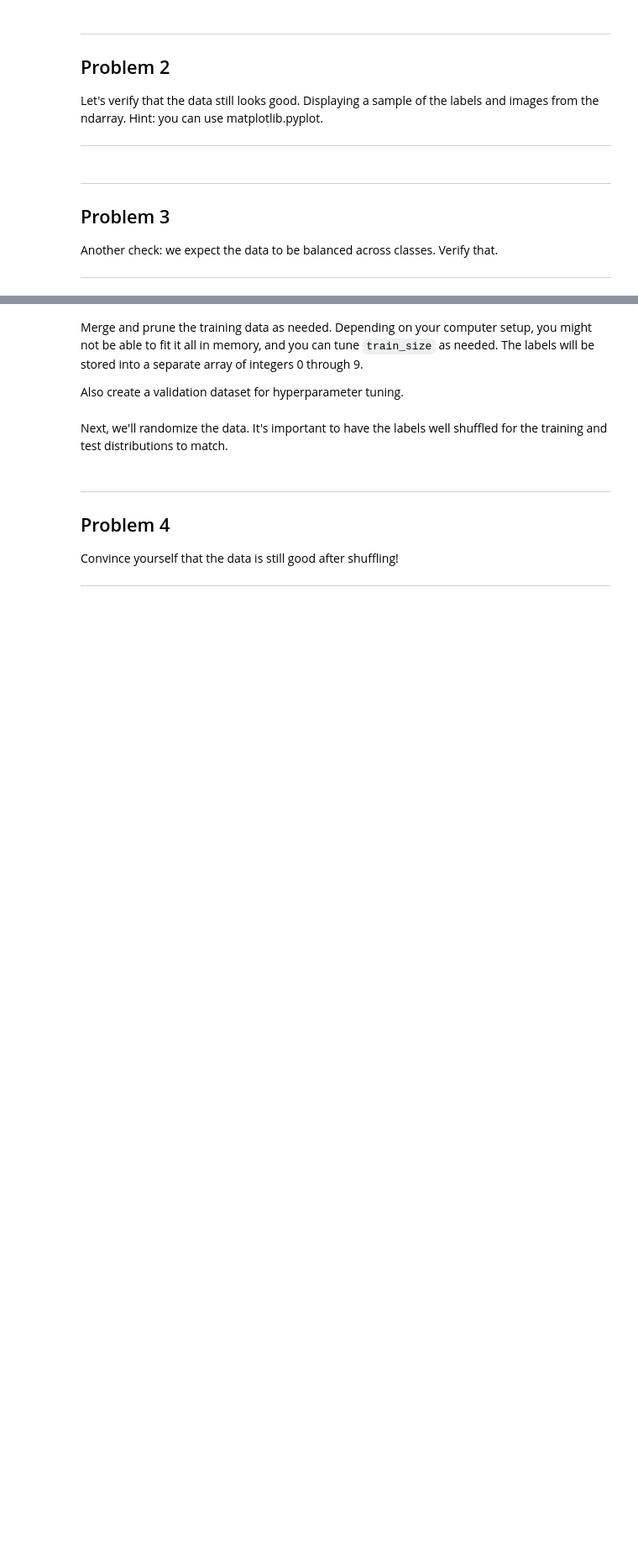
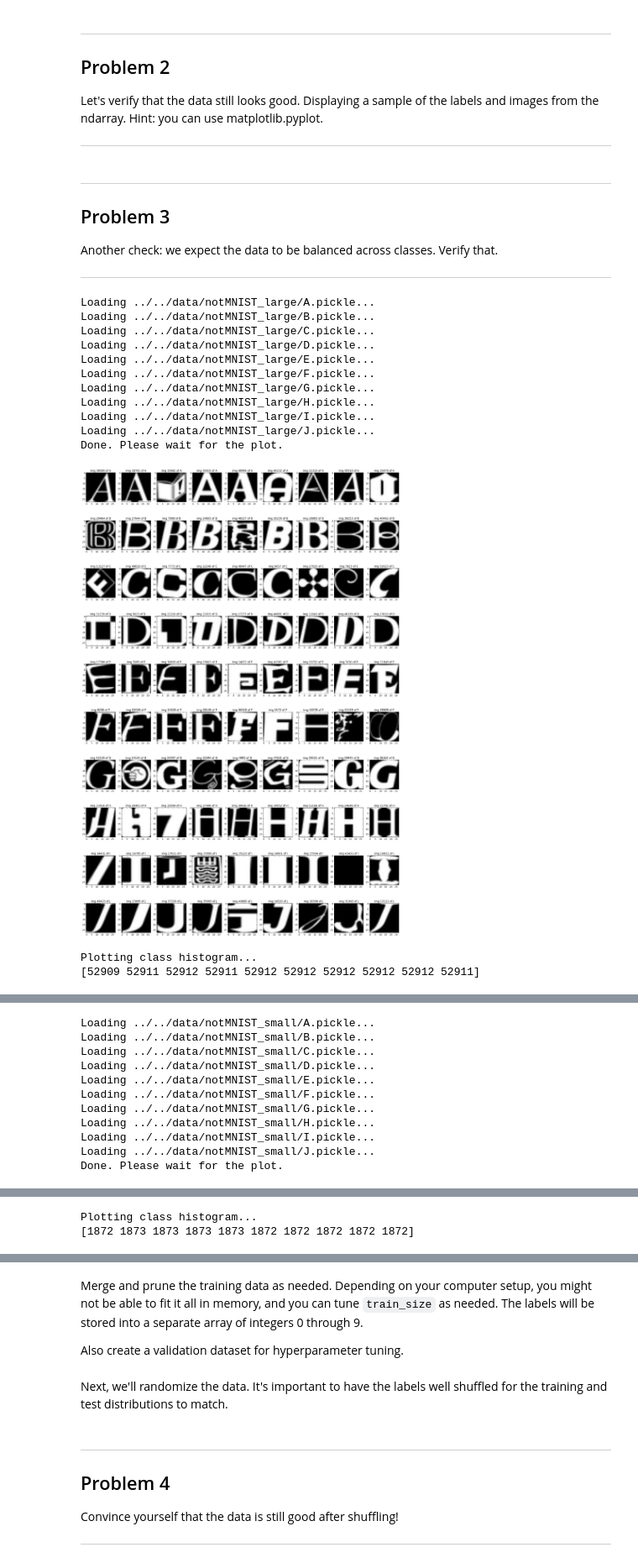
Before and after one commit to svdHero/udacity_deep_learning, a Jupyter notebook: src/jupyter_notebooks/1_notmnist.ipynb, the cells around one changed output, grey strips where cells are left out. Shown at 84% size. Drawn from its saved outputs; the diff is of its cells as text; code cells hidden in the pictures; blank space fills up the shorter version.

```diff
--- a/src/jupyter_notebooks/1_notmnist.ipynb
+++ b/src/jupyter_notebooks/1_notmnist.ipynb
@@ -224,3 +249,66 @@ Problem 3
 Another check: we expect the data to be balanced across classes. Verify that.
 
 ---
+# %%
+def verify_dataset(datasets, num_plots_per_letter=9):
+  fig = plt.figure(figsize=(20, 30))
+  num_datasets = len(datasets)
+  num_rows = num_datasets
+  num_cols = num_plots_per_letter
+  dataset_index = 0
+  subplot_index = 1
+  class_names = [os.path.basename(f).split(".")[0] for f in datasets]
+  class_sizes = np.zeros_like(datasets, dtype=np.int)
+  for pickle_file in datasets:
+    try:
+      letter_set = None
+      print("Loading {}...".format(pickle_file))
+      with open(pickle_file, 'rb') as f:
+        letter_set = pickle.load(f)
+      num_letters = letter_set.shape[0]
+      class_sizes[dataset_index] = num_letters
+      dataset_index += 1
+      for i in range(num_plots_per_letter):
+        img_index = np.random.randint(letter_set.shape[0])
+        img = letter_set[img_index,:,:]
+        ax=fig.add_subplot(num_rows,num_cols,subplot_index)
+        ax.set_title("img {} of {}".format(img_index, os.path.basename(pickle_file).split(".")[0]))
+        imgplot = plt.imshow(img, cmap="gray")
+        subplot_index += 1
+    except Exception as e:
+      print('Unable to process data from', pickle_file, ':', e)
+  print("Done. Please wait for the plot.")
+  fig.tight_layout()
+  plt.show()
+  print("Plotting class histogram...")
+  fig = plt.figure()
+  class_indices = np.arange(num_datasets)
+  print(class_sizes)
+  plt.bar(class_indices, class_sizes, align='center')
+  plt.xlabel("Letter")
+  plt.xticks(class_indices, class_names)
+  plt.ylabel("Number of data samples")
+  plt.minorticks_on()
+  plt.grid(which='major')
+  plt.grid(which='minor')
+  fig.tight_layout()
+  plt.show()
+
+
+verify_dataset(train_datasets)
+verify_dataset(test_datasets)
+# %% [output]
+Loading ../../data/notMNIST_large/A.pickle...
+Loading ../../data/notMNIST_large/B.pickle...
+Loading ../../data/notMNIST_large/C.pickle...
+Loading ../../data/notMNIST_large/D.pickle...
+Loading ../../data/notMNIST_large/E.pickle...
+Loading ../../data/notMNIST_large/F.pickle...
+Loading ../../data/notMNIST_large/G.pickle...
+Loading ../../data/notMNIST_large/H.pickle...
+Loading ../../data/notMNIST_large/I.pickle...
+Loading ../../data/notMNIST_large/J.pickle...
+Done. Please wait for the plot.
+[figure, added]
+Plotting class histogram...
+[52909 52911 52912 52911 52912 52912 52912 52912 52912 52911]
@@ -226,0 +316,11 @@ Another check: we expect the data to be balanced across classes. Verify that.
+Loading ../../data/notMNIST_small/A.pickle...
+Loading ../../data/notMNIST_small/B.pickle...
+Loading ../../data/notMNIST_small/C.pickle...
+Loading ../../data/notMNIST_small/D.pickle...
+Loading ../../data/notMNIST_small/E.pickle...
+Loading ../../data/notMNIST_small/F.pickle...
+Loading ../../data/notMNIST_small/G.pickle...
+Loading ../../data/notMNIST_small/H.pickle...
+Loading ../../data/notMNIST_small/I.pickle...
+Loading ../../data/notMNIST_small/J.pickle...
+Done. Please wait for the plot.
@@ -226,0 +328,2 @@ Another check: we expect the data to be balanced across classes. Verify that.
+Plotting class histogram...
+[1872 1873 1873 1873 1873 1872 1872 1872 1872 1872]
```
Also changed, not shown: parts of 7 cells of this notebook.
